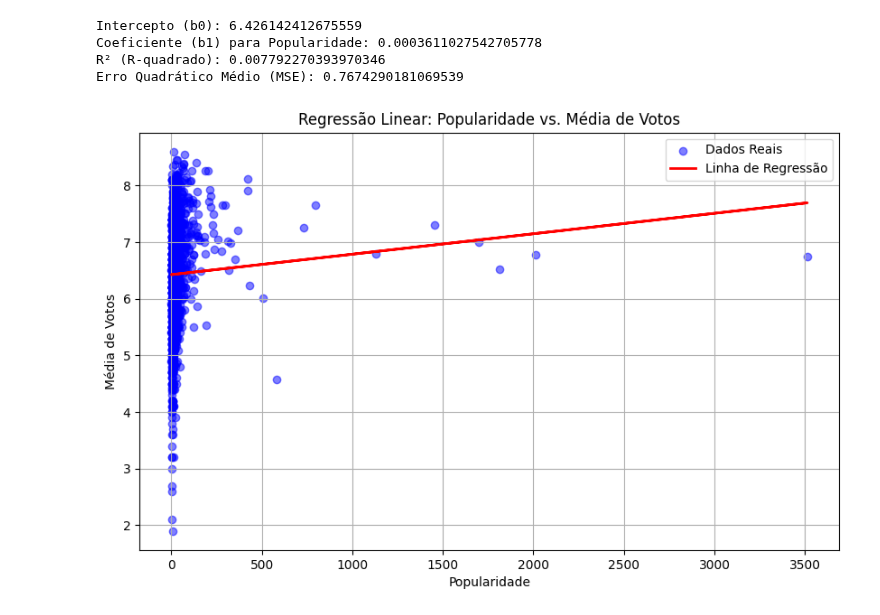
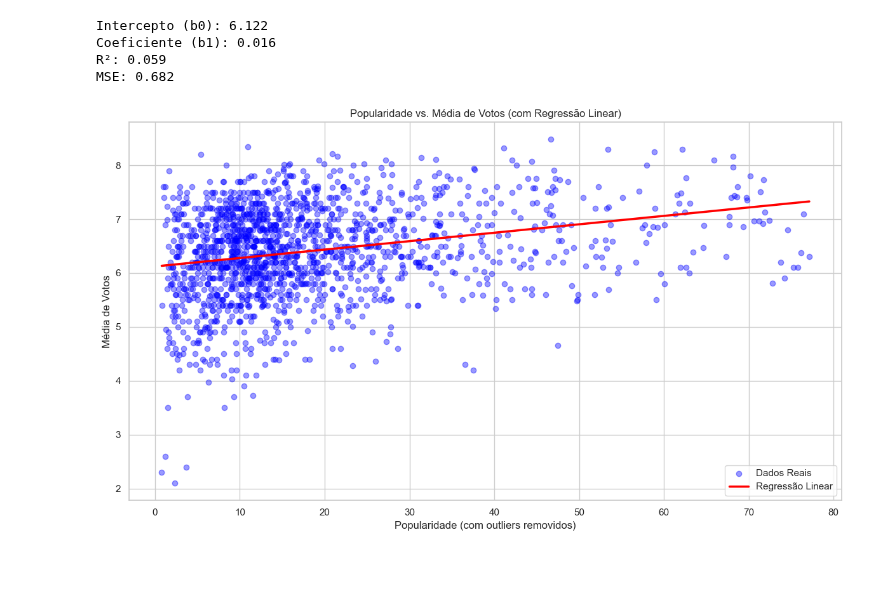
Before and after one commit to rodrigosantana24/projeto-pisi3, a Jupyter notebook: RegressaoLinear.ipynb, the cells around one changed output. Drawn from its saved outputs; the diff is of its cells as text; code cells hidden in the pictures; blank space fills up the shorter version.

Commit message:
Regressão Linear

```diff
--- a/RegressaoLinear.ipynb
+++ b/RegressaoLinear.ipynb
@@ -7,49 +1,61 @@ from sklearn.metrics import r2_score, mean_squared_error
 # %%
-# 1. Carregar os dados a partir do arquivo CSV
+import pandas as pd
+import numpy as np
+import matplotlib.pyplot as plt
+from sklearn.model_selection import train_test_split
+from sklearn.linear_model import LinearRegression
+from sklearn.metrics import r2_score, mean_squared_error
+
+# 1. Carregar os dados
 df = pd.read_csv('filmes_filtrados_sem_nulos.csv')
 
-# 2. Definir a variável independente (X) e a dependente (y)
-# Estamos tentando prever 'vote_average' com base na 'popularity'
-X = df[['popularity']]
-y = df['vote_average']
+# 2. Remover outliers de popularidade para melhorar visualização (percentil 95)
+limite_superior = df['popularity'].quantile(0.95)
+df_filtrado = df[df['popularity'] <= limite_superior]
 
-# 3. Dividir os dados em conjuntos de treino e teste
-# 80% dos dados para treinar o modelo, 20% para testar sua eficácia
+# 3. Definir variáveis
+X = df_filtrado[['popularity']]
+y = df_filtrado['vote_average']
+
+# 4. Treino/teste
 X_train, X_test, y_train, y_test = train_test_split(X, y, test_size=0.2, random_state=42)
 
-# 4. Criar e treinar o modelo de regressão linear
+# 5. Regressão
 model = LinearRegression()
 model.fit(X_train, y_train)
-
-# 5. Fazer previsões com o conjunto de teste
 y_pred = model.predict(X_test)
 
-# 6. Avaliar o modelo
+# 6. Avaliação
 intercept = model.intercept_
 coefficient = model.coef_[0]
 r2 = r2_score(y_test, y_pred)
 mse = mean_squared_error(y_test, y_pred)
 
-print(f'Intercepto (b0): {intercept}')
-print(f'Coeficiente (b1) para Popularidade: {coefficient}')
-print(f'R² (R-quadrado): {r2}')
-print(f'Erro Quadrático Médio (MSE): {mse}')
+print(f'Intercepto (b0): {intercept:.3f}')
+print(f'Coeficiente (b1): {coefficient:.3f}')
+print(f'R²: {r2:.3f}')
+print(f'MSE: {mse:.3f}')
 
-# 7. Plotar os resultados
-plt.figure(figsize=(10, 6))
-plt.scatter(X_test, y_test, color='blue', alpha=0.5, label='Dados Reais')
-plt.plot(X_test, y_pred, color='red', linewidth=2, label='Linha de Regressão')
-plt.title('Regressão Linear: Popularidade vs. Média de Votos')
-plt.xlabel('Popularidade')
+# 7. Gráfico com dados ordenados
+# Ordena os dados para que a linha fique contínua
+sorted_idx = X_test['popularity'].argsort()
+X_sorted = X_test.iloc[sorted_idx]
+y_test_sorted = y_test.iloc[sorted_idx]
+y_pred_sorted = y_pred[sorted_idx]
+
+plt.figure(figsize=(12, 7))
+plt.scatter(X_test, y_test, color='blue', alpha=0.4, label='Dados Reais')
+plt.plot(X_sorted, y_pred_sorted, color='red', linewidth=2.5, label='Regressão Linear')
+plt.title('Popularidade vs. Média de Votos (com Regressão Linear)')
+plt.xlabel('Popularidade (com outliers removidos)')
 plt.ylabel('Média de Votos')
 plt.legend()
 plt.grid(True)
-# Salva o gráfico como um arquivo de imagem
-plt.savefig('regressao_linear_popularidade_votos.png')
+plt.tight_layout()
 plt.show()
 # %% [output]
-Intercepto (b0): 6.426142412675559
-Coeficiente (b1) para Popularidade: 0.0003611027542705778
-R² (R-quadrado): 0.007792270393970346
-Erro Quadrático Médio (MSE): 0.7674290181069539
+Intercepto (b0): 6.122
+Coeficiente (b1): 0.016
+R²: 0.059
+MSE: 0.682
-[figure, old version]
+[figure, new version]
```
Also changed, not shown: parts of 1 cell of this notebook, 2 other files.
